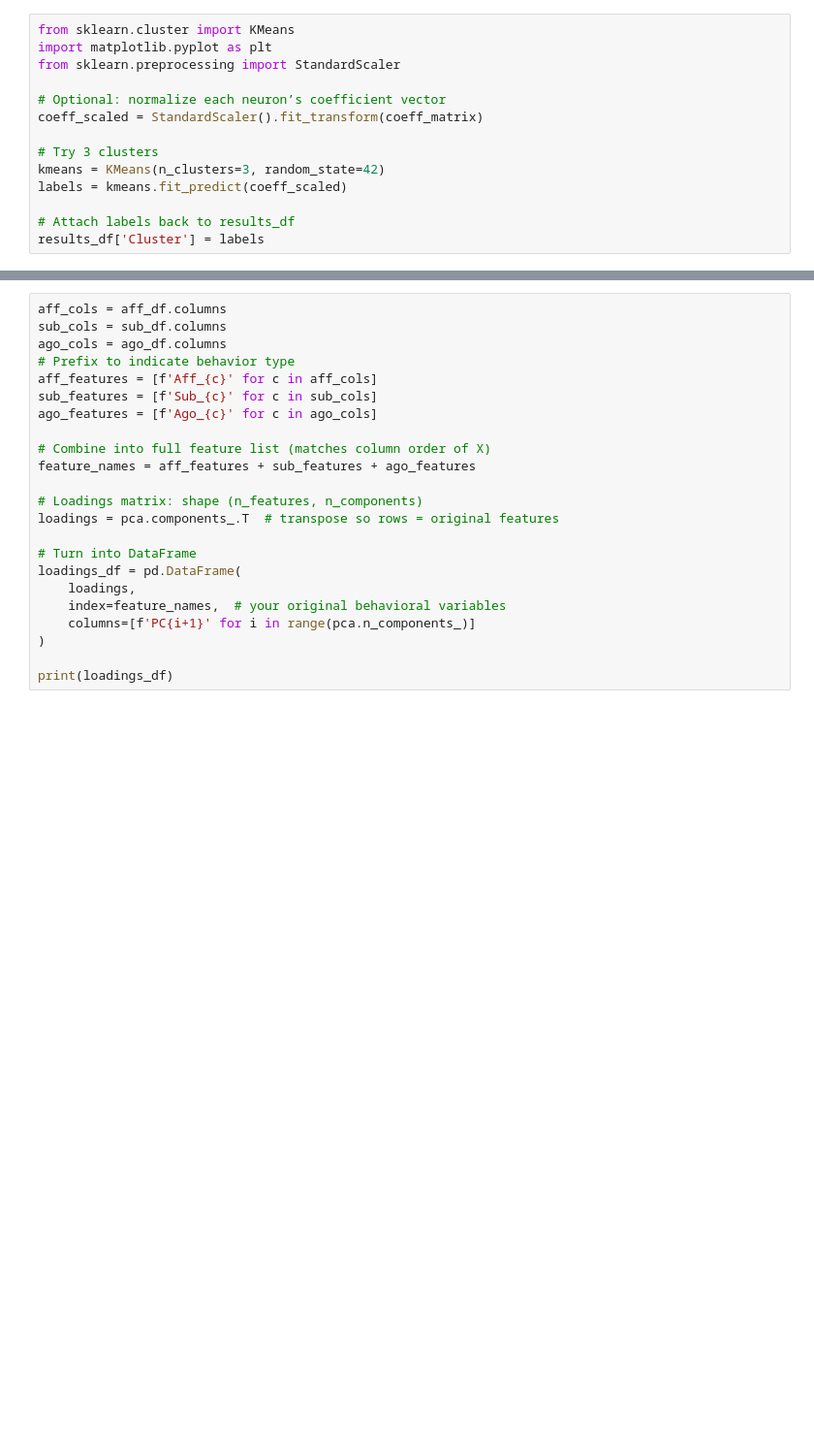
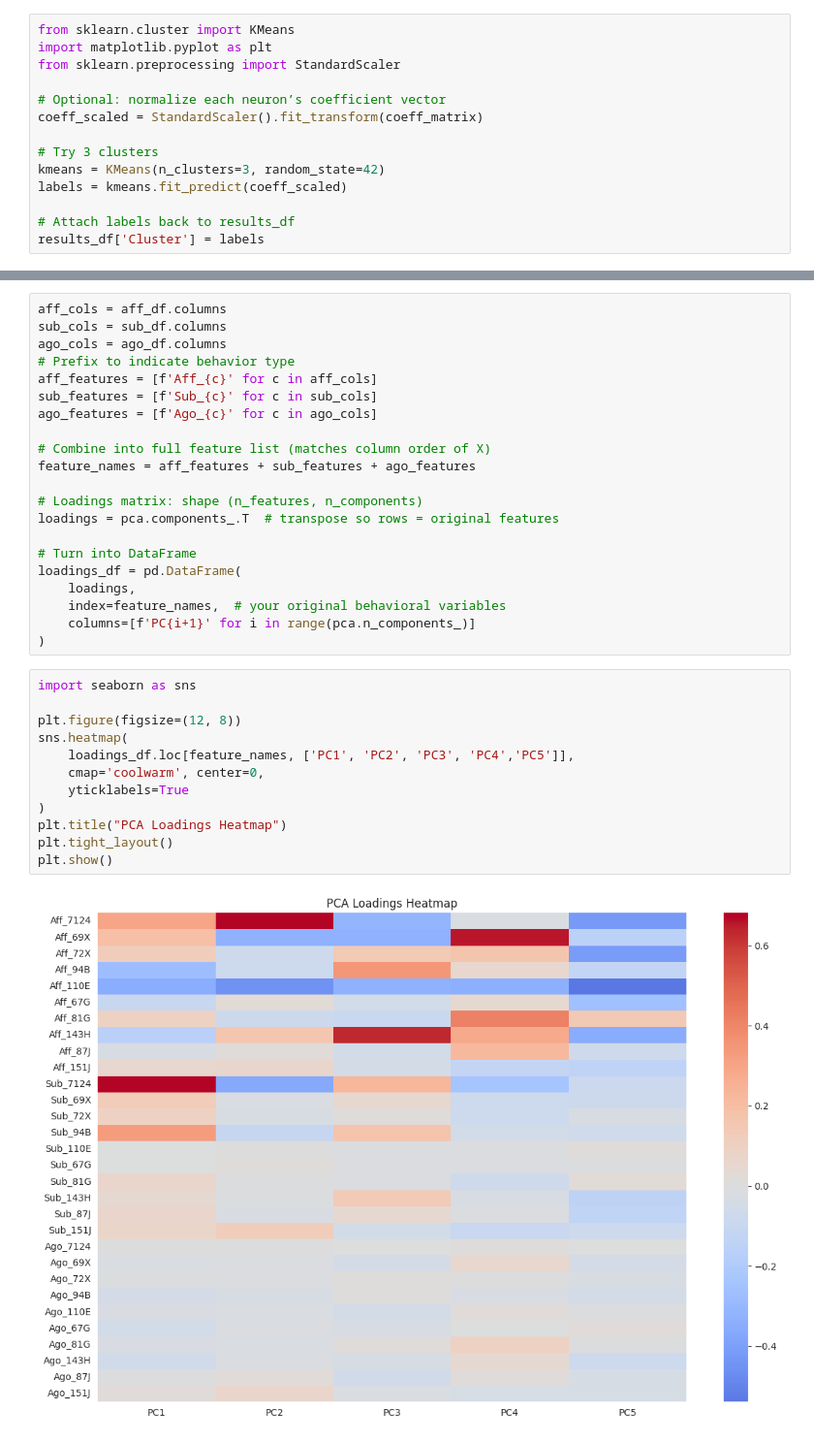
Before and after one commit to EdConnorLab/Julie, a Jupyter notebook: notebooks/PCA_regression.ipynb, the cells around one changed output, grey strips where cells are left out. Shown at 97% size. Drawn from its saved outputs; the diff is of its cells as text; blank space fills up the shorter version.

```diff
--- a/notebooks/PCA_regression.ipynb
+++ b/notebooks/PCA_regression.ipynb
@@ -261,6 +289,18 @@ loadings_df = pd.DataFrame(
     index=feature_names,  # your original behavioral variables
     columns=[f'PC{i+1}' for i in range(pca.n_components_)]
 )
-
-print(loadings_df)
+# %%
+import seaborn as sns
+
+plt.figure(figsize=(12, 8))
+sns.heatmap(
+    loadings_df.loc[feature_names, ['PC1', 'PC2', 'PC3', 'PC4','PC5']],
+    cmap='coolwarm', center=0,
+    yticklabels=True
+)
+plt.title("PCA Loadings Heatmap")
+plt.tight_layout()
+plt.show()
+# %% [output]
+[figure, added]
 # %%
```
Also changed, not shown: parts of 23 cells of this notebook, 2 other files.
